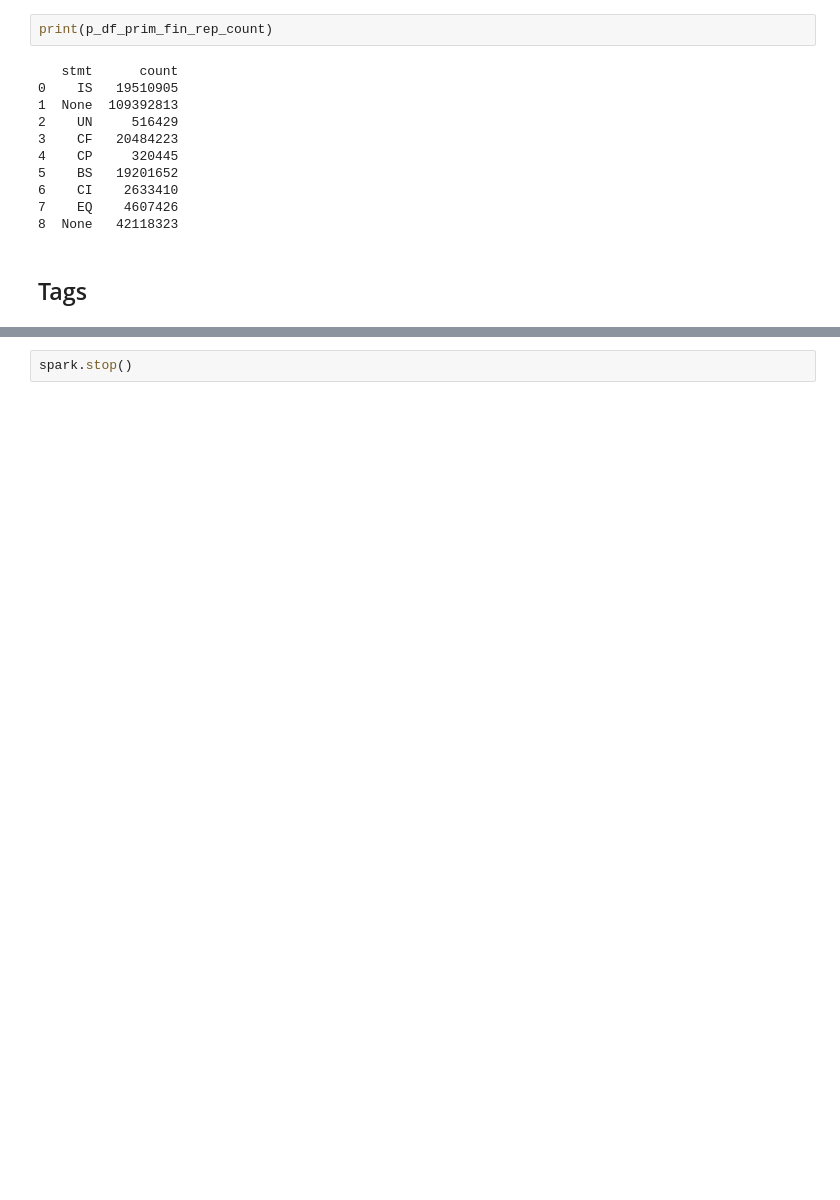
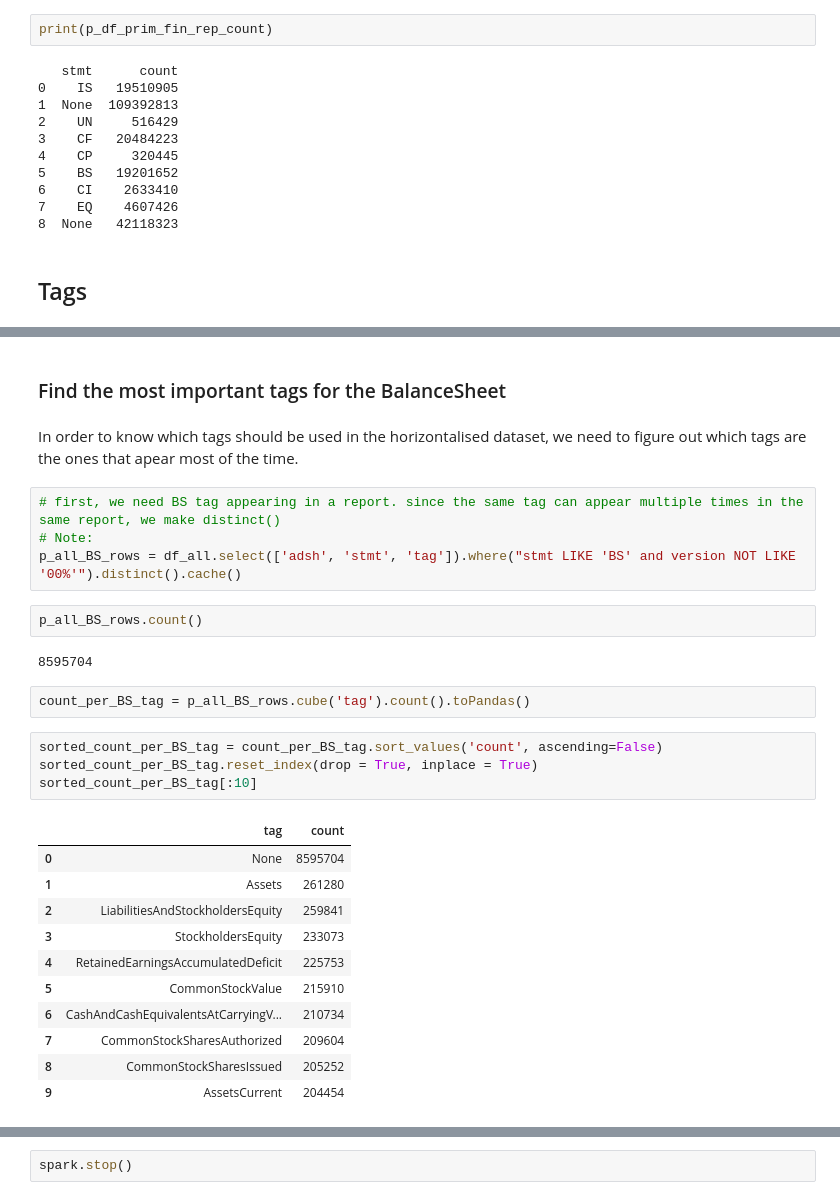
Before and after one commit to HansjoergW/bfh_cas_bgd_fs2020_sa, a Jupyter notebook: 01_04_Analysis_Whole_Data.ipynb, the cells around one changed output, grey strips where cells are left out. Drawn from its saved outputs; the diff is of its cells as text; blank space fills up the shorter version.

```diff
--- a/01_04_Analysis_Whole_Data.ipynb
+++ b/01_04_Analysis_Whole_Data.ipynb
@@ -368,0 +431,30 @@ ct
+# %% [markdown]
+### Find the most important tags for the BalanceSheet
+# %% [markdown]
+In order to know which tags should be used in the horizontalised dataset, we need to figure out which tags are the ones that apear most of the time.
+# %%
+# first, we need BS tag appearing in a report. since the same tag can appear multiple times in the same report, we make distinct()
+# Note:
+p_all_BS_rows = df_all.select(['adsh', 'stmt', 'tag']).where("stmt LIKE 'BS' and version NOT LIKE '00%'").distinct().cache()
+# %%
+p_all_BS_rows.count()
+# %% [output]
+8595704
+# %%
+count_per_BS_tag = p_all_BS_rows.cube('tag').count().toPandas()
+# %%
+sorted_count_per_BS_tag = count_per_BS_tag.sort_values('count', ascending=False)
+sorted_count_per_BS_tag.reset_index(drop = True, inplace = True)
+sorted_count_per_BS_tag[:10]
+# %% [output]
+|  | tag | count |
+| 0 | None | 8595704 |
+| 1 | Assets | 261280 |
+| 2 | LiabilitiesAndStockholdersEquity | 259841 |
+| 3 | StockholdersEquity | 233073 |
+| 4 | RetainedEarningsAccumulatedDeficit | 225753 |
+| 5 | CommonStockValue | 215910 |
+| 6 | CashAndCashEquivalentsAtCarryingV... | 210734 |
+| 7 | CommonStockSharesAuthorized | 209604 |
+| 8 | CommonStockSharesIssued | 205252 |
+| 9 | AssetsCurrent | 204454 |
```
Also changed, not shown: parts of 38 cells of this notebook, 2 other files.
